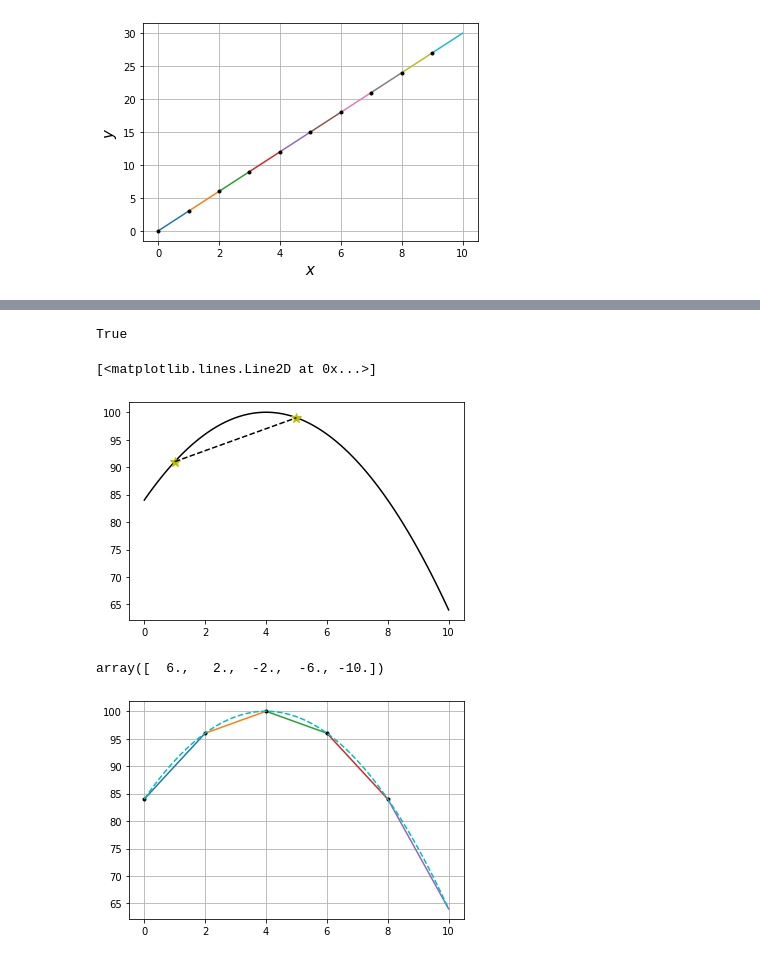
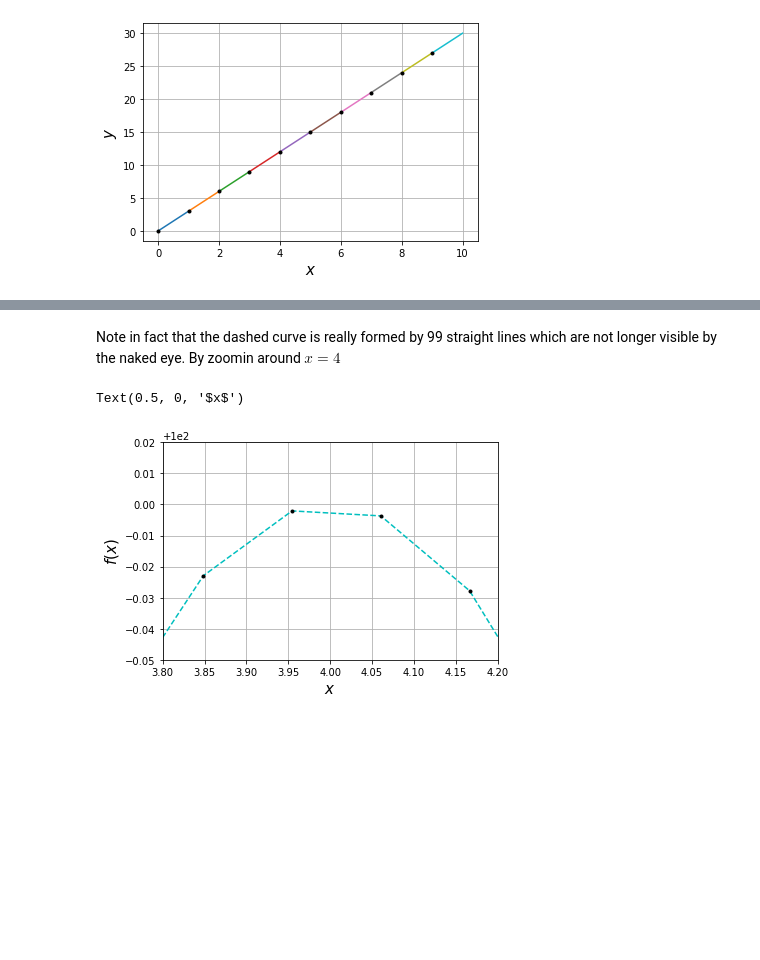
Before and after one commit to restrepo/Calculus, a Jupyter notebook: Differential_Calculus.ipynb, the cells around one changed output, grey strips where cells are left out. Saved outputs shown, nothing was run; the diff lists cells and outputs as text; code cells hidden in the pictures; blank space fills up the shorter version.

```diff
--- a/Differential_Calculus.ipynb
+++ b/Differential_Calculus.ipynb
@@ -162,24 +195,0 @@ plt.grid()
-# %%
-isinstance([1,2],list)
-# %% [output]
-True
-# %%
-x100=np.linspace(0,10,100)
-def f(x):
-    if isinstance(x,list):
-        x=np.array(x)
-    return -(x-4)**2+100
-plt.plot(x100,f(x100),'k-')
-plt.plot([1,5],f([1,5]),'y*',markersize=10)
-plt.plot([1,5],f([1,5]),'k--',markersize=10)
-# %% [output]
-[<matplotlib.lines.Line2D at 0x...>]
-[figure, removed]
-# %%
-x=np.linspace(0,10,6)
-Δx=x[1:]-x[:-1]
-Δy=f(x[1:])-f(x[:-1])
-m=Δy/Δx
-m.round(1)
-# %% [output]
-array([  6.,   2.,  -2.,  -6., -10.])
@@ -190,9 +196,13 @@ def slope(x,y,m):
-# %%
-for i in range(Δx.size):
-    plt.plot(x[i:i+2],slope(x[i:i+2],f(x[i:i+2]),m[i]) )
-
-plt.plot(x[:-1],f(x[:-1]),'k.')
-plt.plot(x100,f(x100),'c--')
-plt.grid()
-# %% [output]
-[figure, removed]
+# %% [markdown]
+Note in fact that the dashed curve is really formed by 99 straight lines which are not longer visible by the naked eye. By zoomin around $x=4$
+# %%
+plt.plot(x100,f(x100),'c--')
+plt.plot(x100,f(x100),'k.')
+plt.grid()
+plt.xlim(3.8,4.2)
+plt.ylim(99.95,100.02)
+plt.ylabel('$f(x)$',size=15)
+plt.xlabel('$x$',size=15)
+# %% [output]
+Text(0.5, 0, '$x$')
+[figure, added]
```
Also changed, not shown: parts of 8 cells of this notebook.
